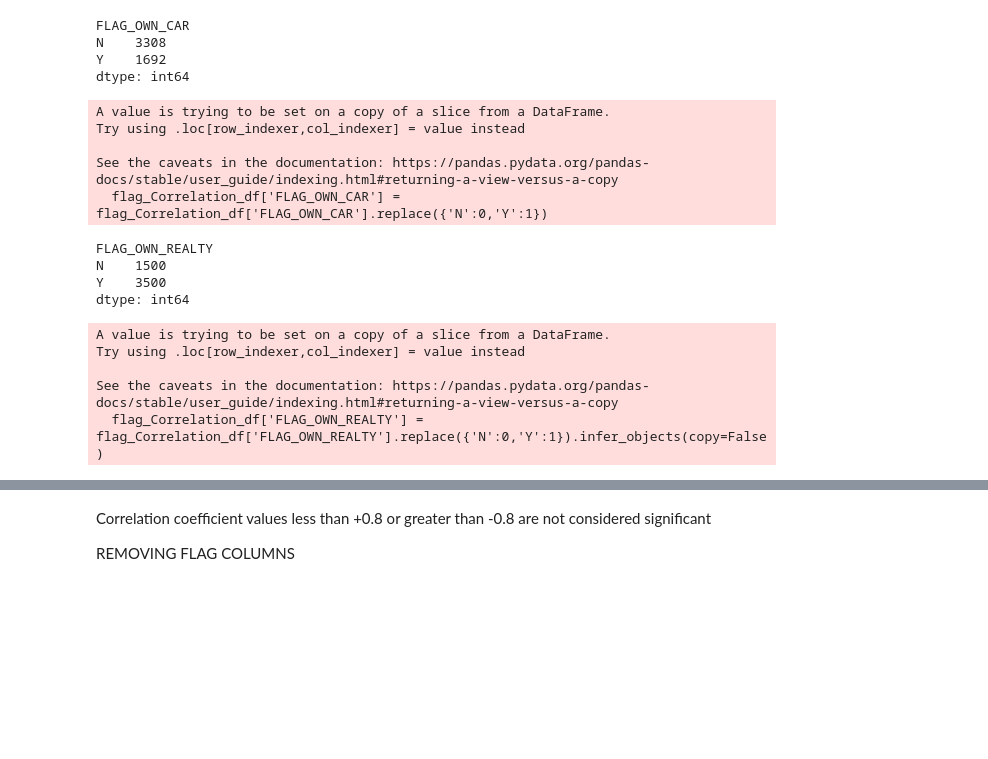
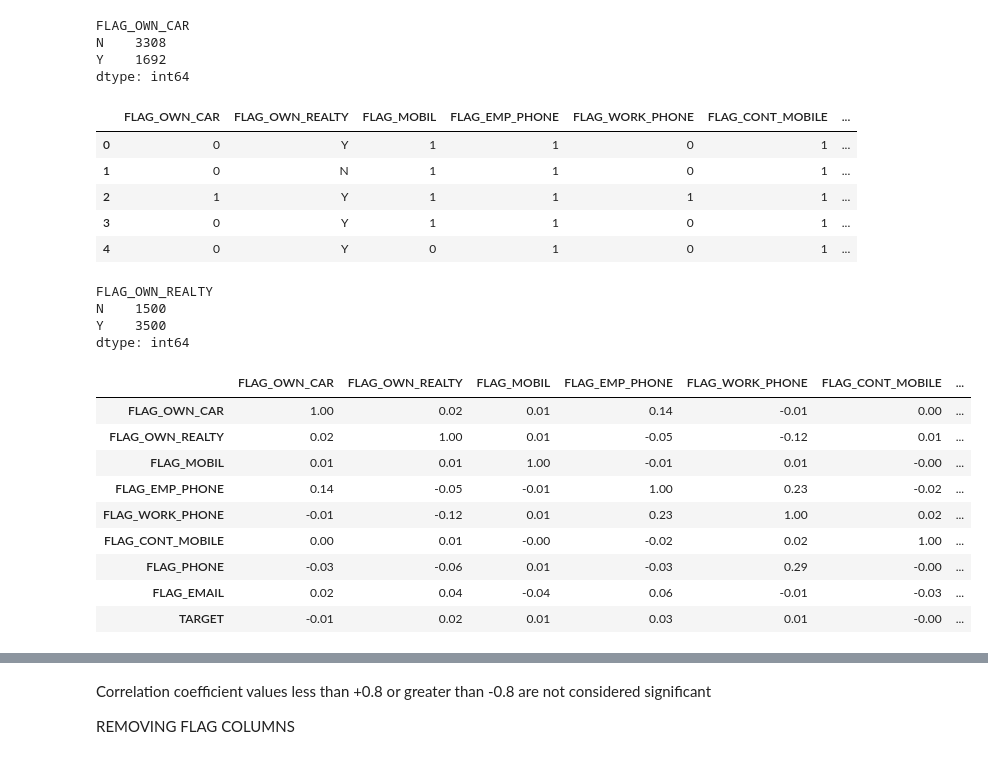
Before and after one commit to akgangadharan/Loan-Defaulter, a Jupyter notebook: loan.ipynb, the cells around one changed output, grey strips where cells are left out. Drawn from its saved outputs; the diff is of its cells as text; code cells hidden in the pictures; blank space fills up the shorter version.

```diff
--- a/loan.ipynb
+++ b/loan.ipynb
@@ -805,13 +782,16 @@ N    3308
 Y    1692
 dtype: int64
 # %%
-flag_Correlation_df['FLAG_OWN_CAR'] = flag_Correlation_df['FLAG_OWN_CAR'].replace({'N':0,'Y':1})
+#flag_Correlation_df['FLAG_OWN_CAR'] = flag_Correlation_df['FLAG_OWN_CAR'].replace({'N':0,'Y':1})
+flag_Correlation_df.loc[:, 'FLAG_OWN_CAR'] = flag_Correlation_df['FLAG_OWN_CAR'].replace({'N':0,'Y':1})
+display(flag_Correlation_df.head())
 # %% [output]
-A value is trying to be set on a copy of a slice from a DataFrame.
-Try using .loc[row_indexer,col_indexer] = value instead
-
-See the caveats in the documentation: https://pandas.pydata.org/pandas-docs/stable/user_guide/indexing.html#returning-a-view-versus-a-copy
-  flag_Correlation_df['FLAG_OWN_CAR'] = flag_Correlation_df['FLAG_OWN_CAR'].replace({'N':0,'Y':1})
+|  | FLAG_OWN_CAR | FLAG_OWN_REALTY | FLAG_MOBIL | FLAG_EMP_PHONE | FLAG_WORK_PHONE | FLAG_CONT_MOBILE | ... |
+| 0 | 0 | Y | 1 | 1 | 0 | 1 | ... |
+| 1 | 0 | N | 1 | 1 | 0 | 1 | ... |
+| 2 | 1 | Y | 1 | 1 | 1 | 1 | ... |
+| 3 | 0 | Y | 1 | 1 | 0 | 1 | ... |
+| 4 | 0 | Y | 0 | 1 | 0 | 1 | ... |
 # %%
 flag_Correlation_df.groupby(['FLAG_OWN_REALTY']).size()
 # %% [output]
@@ -820,12 +800,19 @@ N    1500
 Y    3500
 dtype: int64
 # %%
-flag_Correlation_df['FLAG_OWN_REALTY'] = flag_Correlation_df['FLAG_OWN_REALTY'].replace({'N':0,'Y':1}).infer_objects(copy=False)
+flag_Correlation_df.loc[:,'FLAG_OWN_REALTY'] = flag_Correlation_df['FLAG_OWN_REALTY'].replace({'N':0,'Y':1})
-# %% [output]
-A value is trying to be set on a copy of a slice from a DataFrame.
-Try using .loc[row_indexer,col_indexer] = value instead
-
-See the caveats in the documentation: https://pandas.pydata.org/pandas-docs/stable/user_guide/indexing.html#returning-a-view-versus-a-copy
-  flag_Correlation_df['FLAG_OWN_REALTY'] = flag_Correlation_df['FLAG_OWN_REALTY'].replace({'N':0,'Y':1}).infer_objects(copy=False)
 # %%
+#Correlation_df =flag_Correlation_df.corr()
 Correlation_df =round(flag_Correlation_df.corr(),2)
+Correlation_df
+# %% [output]
+|  | FLAG_OWN_CAR | FLAG_OWN_REALTY | FLAG_MOBIL | FLAG_EMP_PHONE | FLAG_WORK_PHONE | FLAG_CONT_MOBILE | ... |
+| FLAG_OWN_CAR | 1.00 | 0.02 | 0.01 | 0.14 | -0.01 | 0.00 | ... |
+| FLAG_OWN_REALTY | 0.02 | 1.00 | 0.01 | -0.05 | -0.12 | 0.01 | ... |
+| FLAG_MOBIL | 0.01 | 0.01 | 1.00 | -0.01 | 0.01 | -0.00 | ... |
+| FLAG_EMP_PHONE | 0.14 | -0.05 | -0.01 | 1.00 | 0.23 | -0.02 | ... |
+| FLAG_WORK_PHONE | -0.01 | -0.12 | 0.01 | 0.23 | 1.00 | 0.02 | ... |
+| FLAG_CONT_MOBILE | 0.00 | 0.01 | -0.00 | -0.02 | 0.02 | 1.00 | ... |
+| FLAG_PHONE | -0.03 | -0.06 | 0.01 | -0.03 | 0.29 | -0.00 | ... |
+| FLAG_EMAIL | 0.02 | 0.04 | -0.04 | 0.06 | -0.01 | -0.03 | ... |
+| TARGET | -0.01 | 0.02 | 0.01 | 0.03 | 0.01 | -0.00 | ... |
```
Also changed, not shown: parts of 20 cells of this notebook, 1 other file.
